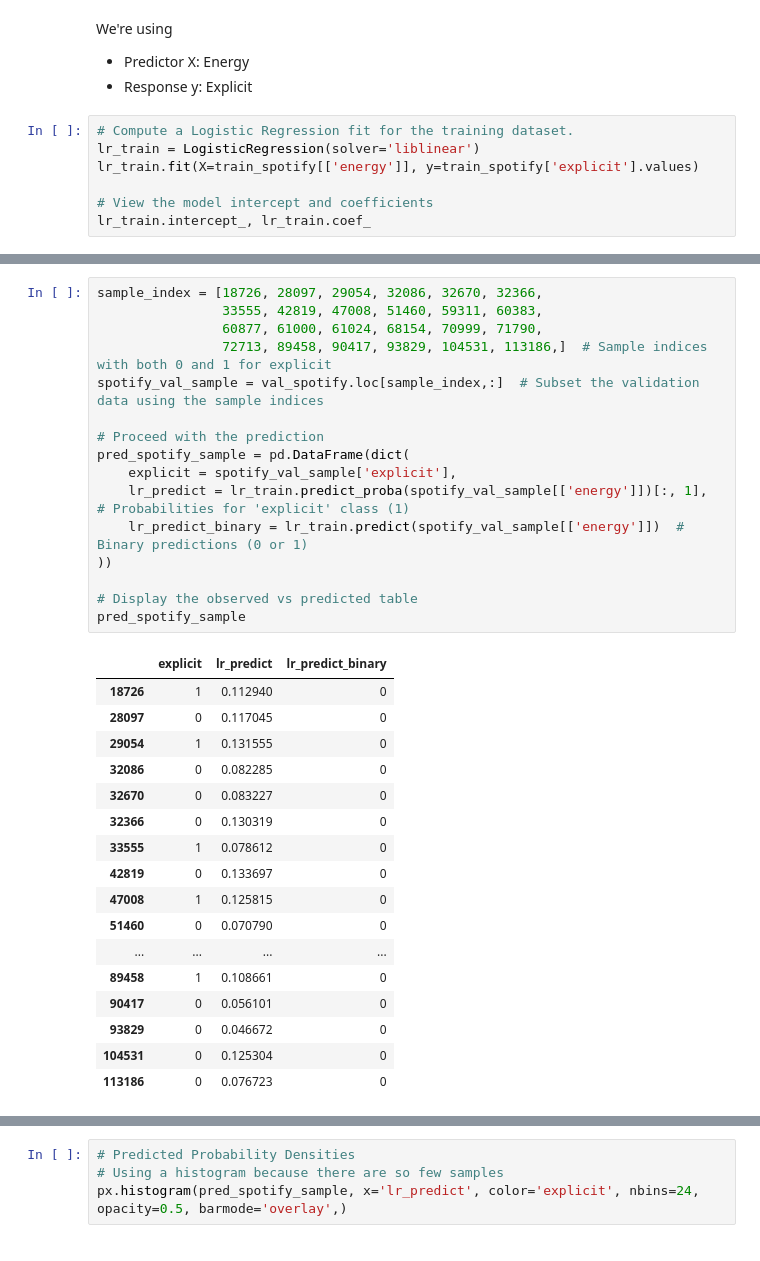
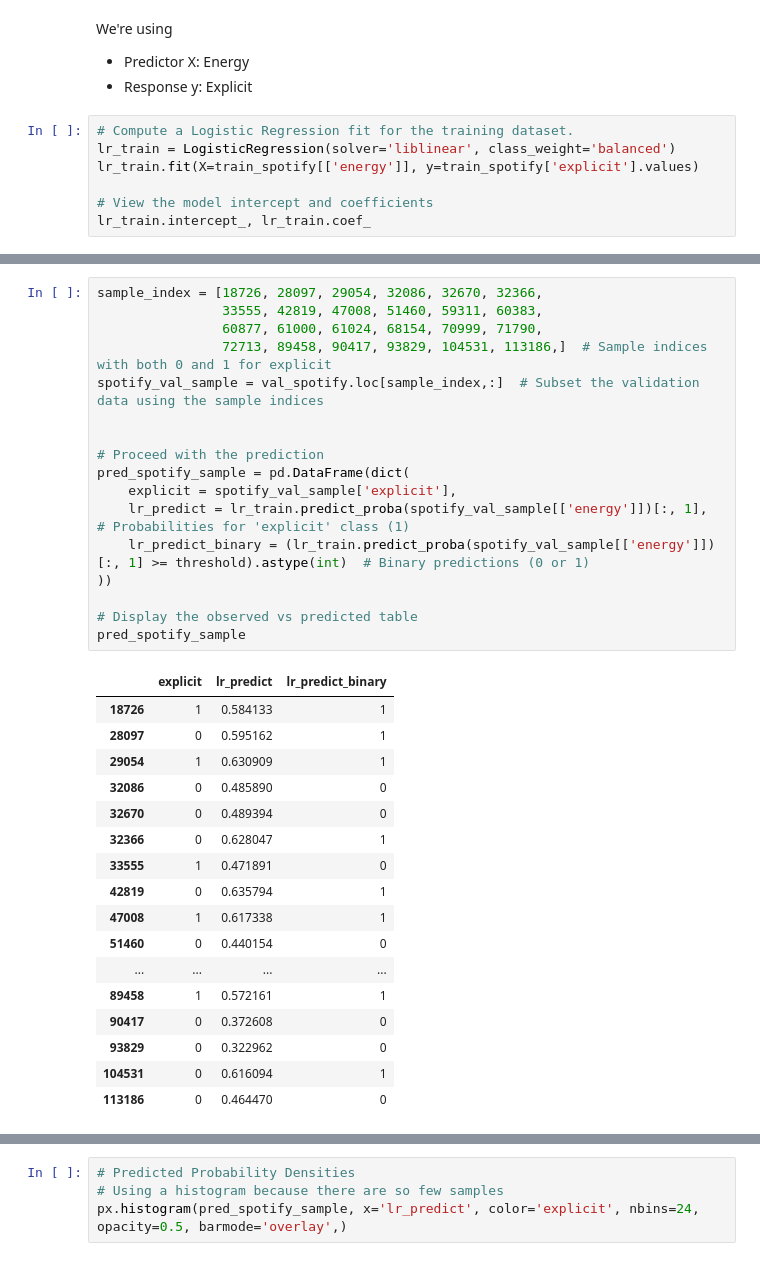
Before and after one commit to rghosh1353/spotify_genre_proj, a Jupyter notebook: Check_in_3_LogisticRegression.ipynb, the cells around one changed output, grey strips where cells are left out. Cells and saved outputs as stored; diff of their text form.

```diff
--- a/Check_in_3_LogisticRegression.ipynb
+++ b/Check_in_3_LogisticRegression.ipynb
@@ -81,7 +92,7 @@ We're using
 *   Response y: Explicit
 # %%
 # Compute a Logistic Regression fit for the training dataset.
-lr_train = LogisticRegression(solver='liblinear')
+lr_train = LogisticRegression(solver='liblinear', class_weight='balanced')
 lr_train.fit(X=train_spotify[['energy']], y=train_spotify['explicit'].values)
 
 # View the model intercept and coefficients
@@ -105,37 +116,38 @@ val_spotify.sample(10)
 # %%
 sample_index = [18726, 28097, 29054, 32086, 32670, 32366,
                 33555, 42819, 47008, 51460, 59311, 60383,
                 60877, 61000, 61024, 68154, 70999, 71790,
                 72713, 89458, 90417, 93829, 104531, 113186,]  # Sample indices with both 0 and 1 for explicit
 spotify_val_sample = val_spotify.loc[sample_index,:]  # Subset the validation data using the sample indices
 
+
 # Proceed with the prediction
 pred_spotify_sample = pd.DataFrame(dict(
     explicit = spotify_val_sample['explicit'],
     lr_predict = lr_train.predict_proba(spotify_val_sample[['energy']])[:, 1],  # Probabilities for 'explicit' class (1)
-    lr_predict_binary = lr_train.predict(spotify_val_sample[['energy']])  # Binary predictions (0 or 1)
+    lr_predict_binary = (lr_train.predict_proba(spotify_val_sample[['energy']])[:, 1] >= threshold).astype(int)  # Binary predictions (0 or 1)
 ))
 
 # Display the observed vs predicted table
 pred_spotify_sample
 # %% [output]
 |  | explicit | lr_predict | lr_predict_binary |
-| 18726 | 1 | 0.112940 | 0 |
-| 28097 | 0 | 0.117045 | 0 |
-| 29054 | 1 | 0.131555 | 0 |
-| 32086 | 0 | 0.082285 | 0 |
-| 32670 | 0 | 0.083227 | 0 |
-| 32366 | 0 | 0.130319 | 0 |
-| 33555 | 1 | 0.078612 | 0 |
-| 42819 | 0 | 0.133697 | 0 |
-| 47008 | 1 | 0.125815 | 0 |
-| 51460 | 0 | 0.070790 | 0 |
+| 18726 | 1 | 0.584133 | 1 |
+| 28097 | 0 | 0.595162 | 1 |
+| 29054 | 1 | 0.630909 | 1 |
+| 32086 | 0 | 0.485890 | 0 |
+| 32670 | 0 | 0.489394 | 0 |
+| 32366 | 0 | 0.628047 | 1 |
+| 33555 | 1 | 0.471891 | 0 |
+| 42819 | 0 | 0.635794 | 1 |
+| 47008 | 1 | 0.617338 | 1 |
+| 51460 | 0 | 0.440154 | 0 |
 | ... | ... | ... | ... |
-| 89458 | 1 | 0.108661 | 0 |
-| 90417 | 0 | 0.056101 | 0 |
-| 93829 | 0 | 0.046672 | 0 |
-| 104531 | 0 | 0.125304 | 0 |
-| 113186 | 0 | 0.076723 | 0 |
+| 89458 | 1 | 0.572161 | 1 |
+| 90417 | 0 | 0.372608 | 0 |
+| 93829 | 0 | 0.322962 | 0 |
+| 104531 | 0 | 0.616094 | 1 |
+| 113186 | 0 | 0.464470 | 0 |
 # %%
 # Create Confusion Matrix
 conf_lr = confusion_matrix(y_true=pred_spotify_sample['explicit'], y_pred=pred_spotify_sample['lr_predict_binary'])
```
Also changed, not shown: parts of 11 cells of this notebook.
